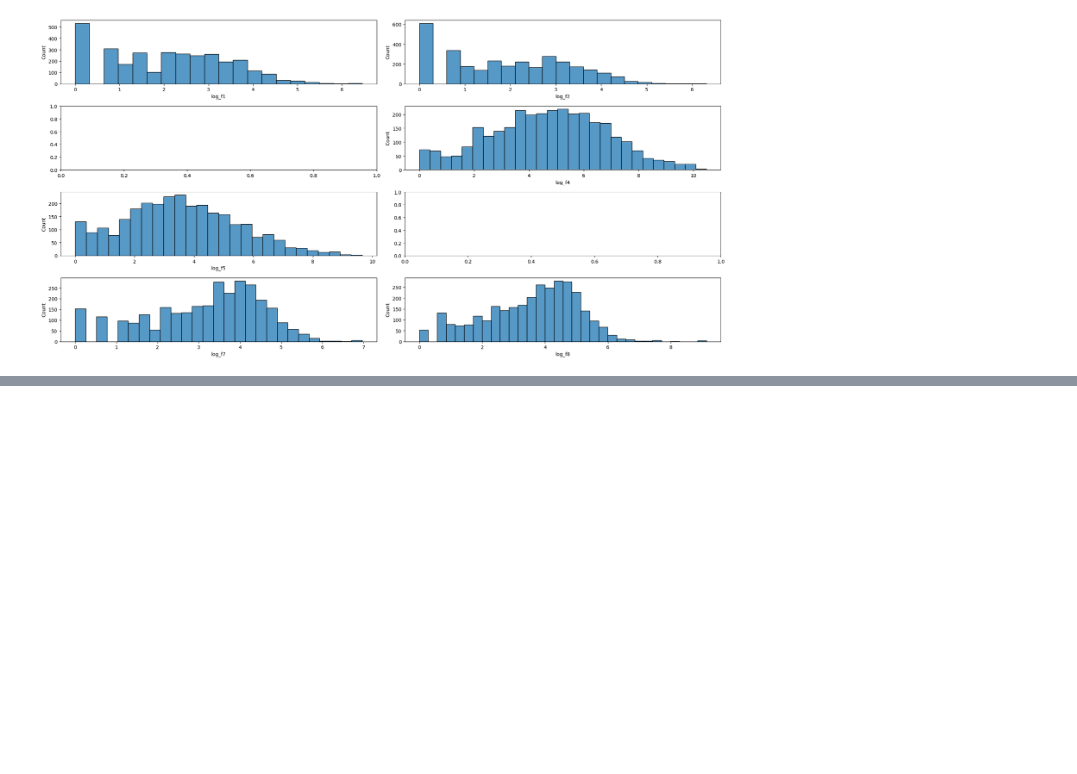
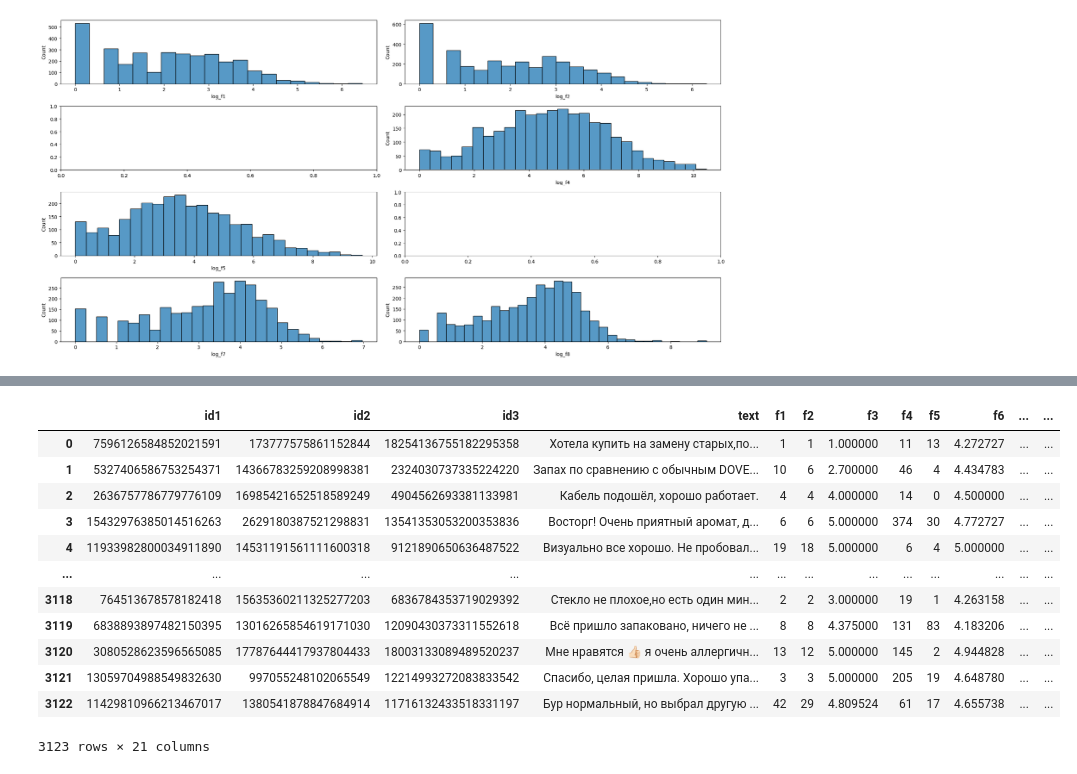
Before and after one commit to Vazhid/wb_intern, a Jupyter notebook: WB_intern.ipynb, the cells around one changed output, grey strips where cells are left out. Cells and saved outputs as stored; diff of their text form; code cells hidden in the pictures; blank space fills up the shorter version.

```diff
--- a/WB_intern.ipynb
+++ b/WB_intern.ipynb
@@ -162 +158,12 @@ df['lemmas'].sample(5)
 Name: lemmas, dtype: object
+# %%
+w2v_model = Word2Vec(sentences=lemmas,
+                     min_count=3,
+                     window=1,
+                     vector_size=100,
+                     sg=0)
+
+w2v_model.train(lemmas,
+                total_examples=w2v_model.corpus_count,
+                epochs=30,
+                report_delay=1)
@@ -162,0 +230,30 @@ Name: lemmas, dtype: object
+# %%
+vectors = []
+# %%
+vect = np.zeros(100)
+for elem in lemmas:
+    for word in elem:
+        if word in w2v_model.wv.key_to_index:
+            vect += np.array(w2v_model.wv.get_vector(word))
+    if len(elem) != 0:
+        vect /= len(elem)
+    vectors.append(vect)
+    vect = np.zeros(100)
+# %%
+df['vectors'] = vectors
+# %%
+df
+# %% [output]
+|  | id1 | id2 | id3 | text | f1 | f2 | f3 | f4 | f5 | f6 | ... | ... |
+| 0 | 7596126584852021591 | 173777575861152844 | 18254136755182295358 | Хотела купить на замену старых,по... | 1 | 1 | 1.000000 | 11 | 13 | 4.272727 | ... | ... |
+| 1 | 5327406586753254371 | 14366783259208998381 | 2324030737335224220 | Запах по сравнению с обычным DOVE... | 10 | 6 | 2.700000 | 46 | 4 | 4.434783 | ... | ... |
+| 2 | 2636757786779776109 | 16985421652518589249 | 4904562693381133981 | Кабель подошёл, хорошо работает. | 4 | 4 | 4.000000 | 14 | 0 | 4.500000 | ... | ... |
+| 3 | 15432976385014516263 | 2629180387521298831 | 13541353053200353836 | Восторг! Очень приятный аромат, д... | 6 | 6 | 5.000000 | 374 | 30 | 4.772727 | ... | ... |
+| 4 | 11933982800034911890 | 14531191561111600318 | 9121890650636487522 | Визуально все хорошо. Не пробовал... | 19 | 18 | 5.000000 | 6 | 4 | 5.000000 | ... | ... |
+| ... | ... | ... | ... | ... | ... | ... | ... | ... | ... | ... | ... | ... |
+| 3118 | 764513678578182418 | 15635360211325277203 | 6836784353719029392 | Стекло не плохое,но есть один мин... | 2 | 2 | 3.000000 | 19 | 1 | 4.263158 | ... | ... |
+| 3119 | 6838893897482150395 | 13016265854619171030 | 12090430373311552618 | Всё пришло запаковано, ничего не ... | 8 | 8 | 4.375000 | 131 | 83 | 4.183206 | ... | ... |
+| 3120 | 3080528623596565085 | 17787644417937804433 | 18003133089489520237 | Мне нравятся 👍🏻 я очень аллергичн... | 13 | 12 | 5.000000 | 145 | 2 | 4.944828 | ... | ... |
+| 3121 | 13059704988549832630 | 997055248102065549 | 12214993272083833542 | Спасибо, целая пришла. Хорошо упа... | 3 | 3 | 5.000000 | 205 | 19 | 4.648780 | ... | ... |
+| 3122 | 11429810966213467017 | 1380541878847684914 | 11716132433518331197 | Бур нормальный, но выбрал другую ... | 42 | 29 | 4.809524 | 61 | 17 | 4.655738 | ... | ... |
+3123 rows × 21 columns
```
Also changed, not shown: parts of 8 cells of this notebook.
